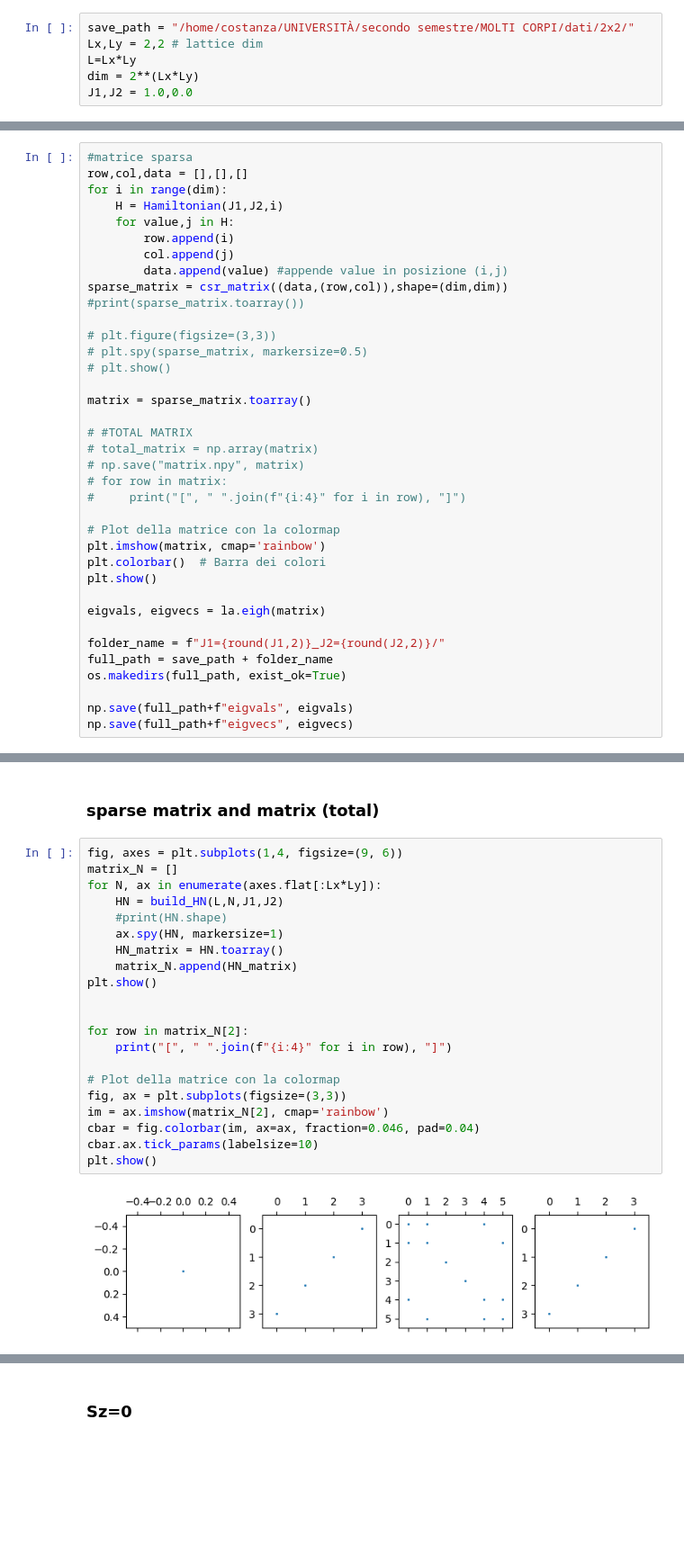
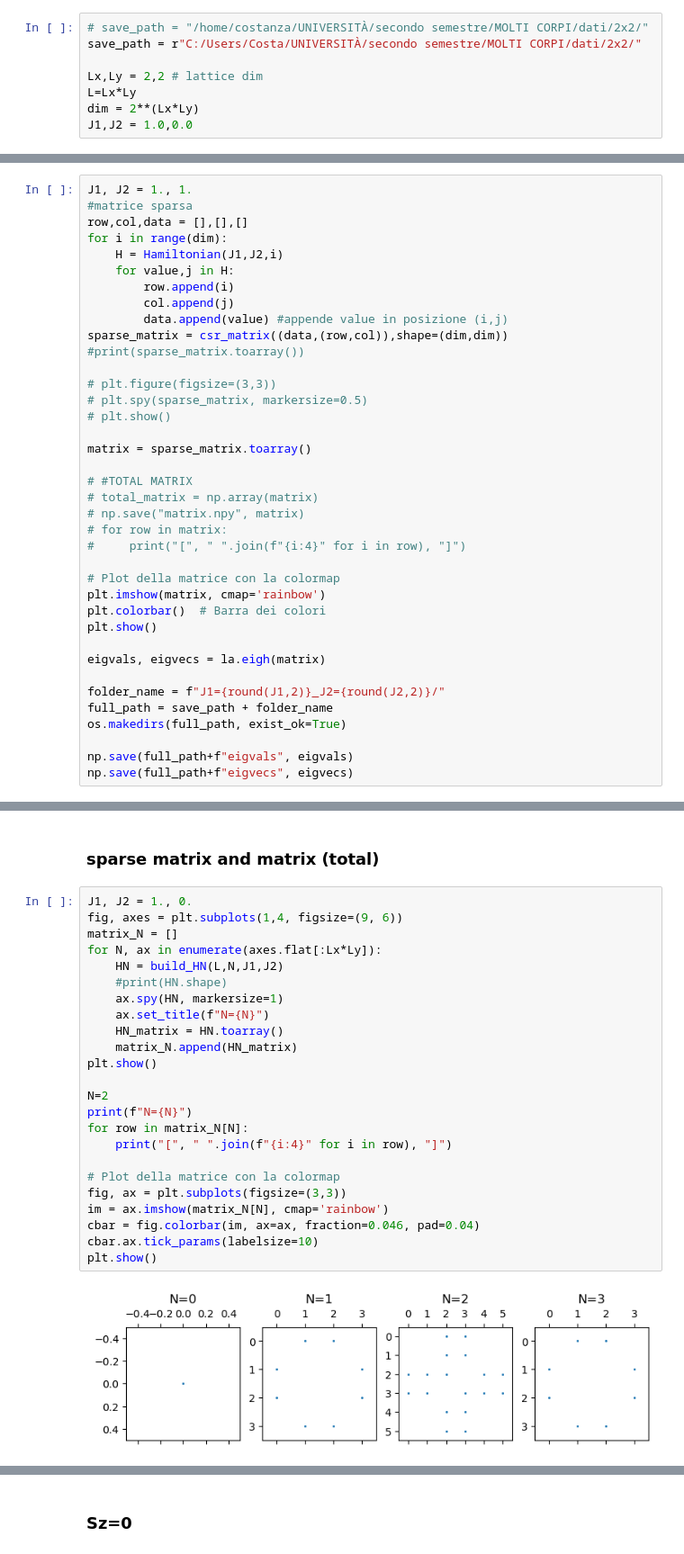
Before and after one commit to Cool-stanza/Shastry-Sutherland-model, a Jupyter notebook: 2x2 Shastry Sutherland model.ipynb, the cells around one changed output, grey strips where cells are left out. Shown at 90% size. Cells and saved outputs as stored; diff of their text form; blank space fills up the shorter version.

```diff
--- a/2x2 Shastry Sutherland model.ipynb
+++ b/2x2 Shastry Sutherland model.ipynb
@@ -17,5 +19,7 @@ from datetime import datetime
 # %%
-save_path = "/home/costanza/UNIVERSITÀ/secondo semestre/MOLTI CORPI/dati/2x2/"
+# save_path = "/home/costanza/UNIVERSITÀ/secondo semestre/MOLTI CORPI/dati/2x2/"
+save_path = r"C:/Users/Costa/UNIVERSITÀ/secondo semestre/MOLTI CORPI/dati/2x2/"
+
 Lx,Ly = 2,2 # lattice dim
 L=Lx*Ly
 dim = 2**(Lx*Ly)
@@ -181,6 +172,7 @@ finito di diagonalizzare HN_2 alle 2025-05-15 15:30:13.533891
 # %% [markdown]
 ### diag one value of J1,J2
 # %%
+J1, J2 = 1., 1.
 #matrice sparsa
 row,col,data = [],[],[]
 for i in range(dim):
@@ -225,25 +216,28 @@ np.save(full_path+f"eigvecs", eigvecs)
 # %% [markdown]
 ### sparse matrix and matrix (total)
 # %%
+J1, J2 = 1., 0.
 fig, axes = plt.subplots(1,4, figsize=(9, 6))
 matrix_N = []
 for N, ax in enumerate(axes.flat[:Lx*Ly]):
     HN = build_HN(L,N,J1,J2)
     #print(HN.shape)
     ax.spy(HN, markersize=1)
+    ax.set_title(f"N={N}")
     HN_matrix = HN.toarray()
     matrix_N.append(HN_matrix)
 plt.show()
 
-
-for row in matrix_N[2]:
+N=2
+print(f"N={N}")
+for row in matrix_N[N]:
     print("[", " ".join(f"{i:4}" for i in row), "]")
 
 # Plot della matrice con la colormap
 fig, ax = plt.subplots(figsize=(3,3))
-im = ax.imshow(matrix_N[2], cmap='rainbow')
+im = ax.imshow(matrix_N[N], cmap='rainbow')
 cbar = fig.colorbar(im, ax=ax, fraction=0.046, pad=0.04)
 cbar.ax.tick_params(labelsize=10)
 plt.show()
 # %% [output]
-[figure, old version]
+[figure, new version]
```
Also changed, not shown: parts of 22 cells of this notebook, 5 other files.
